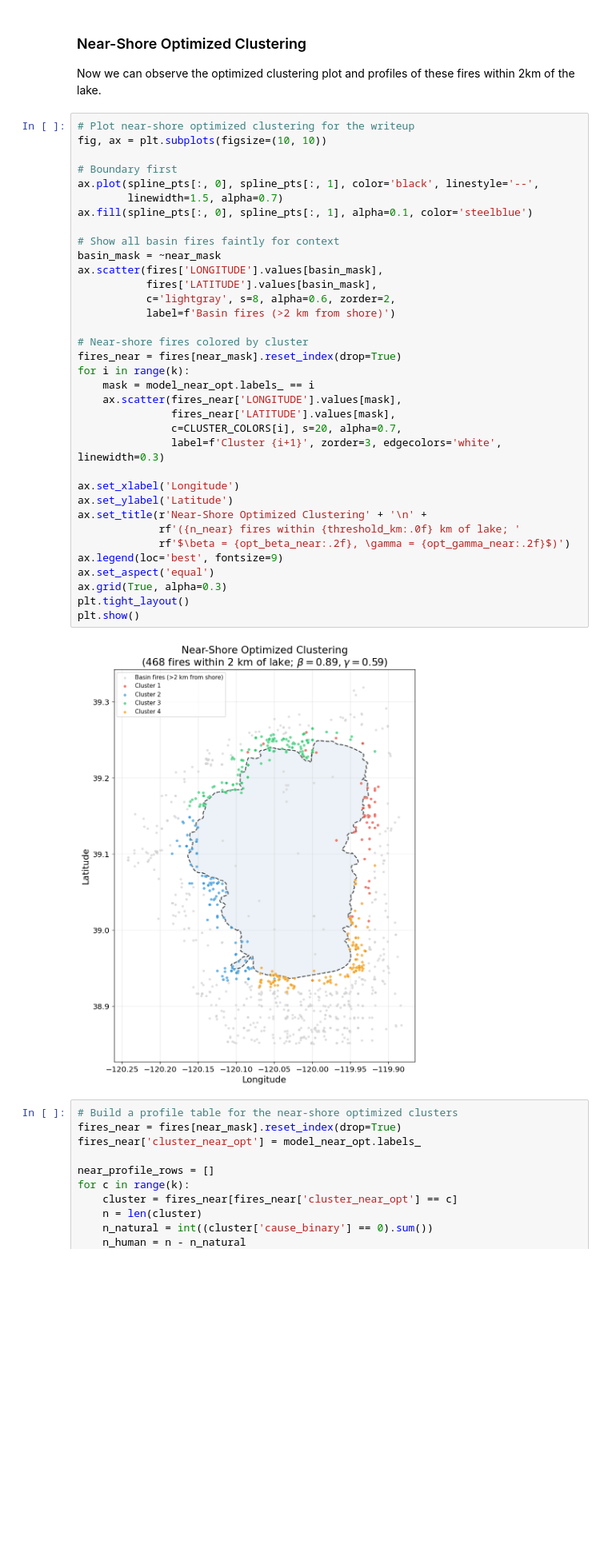
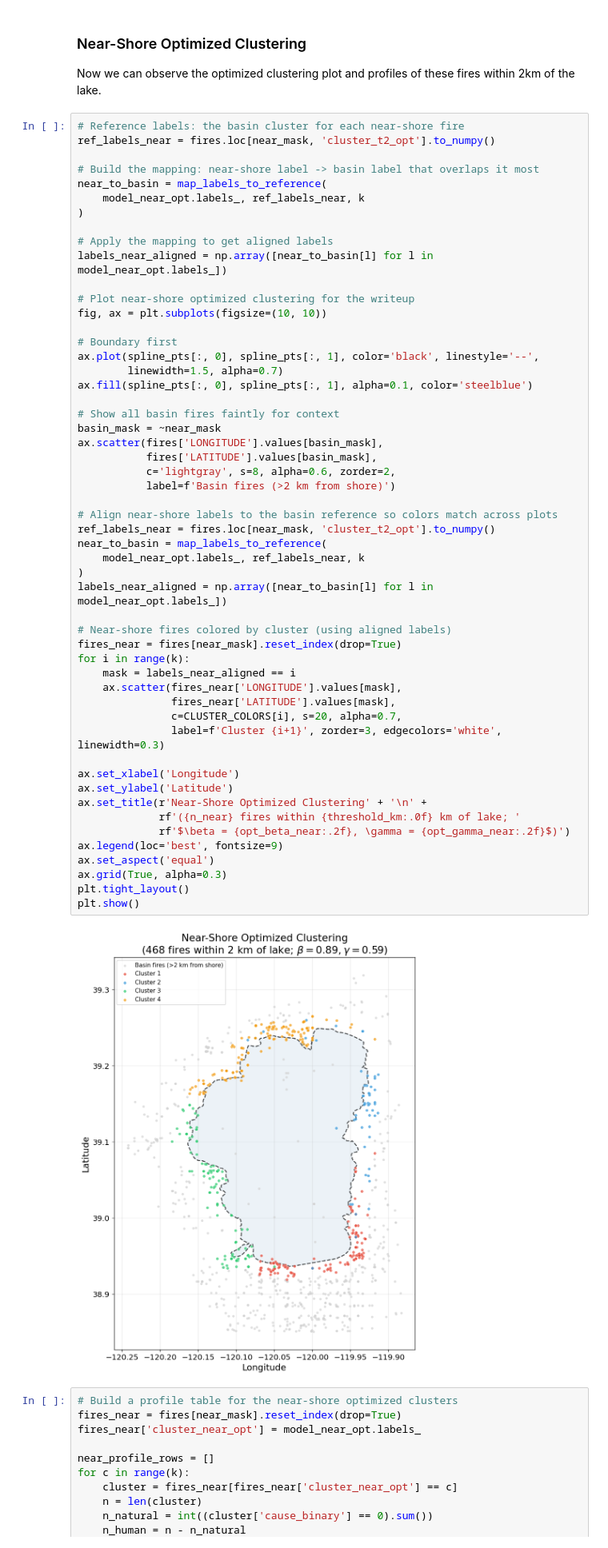
Before and after one commit to Michele-75/obstacle-aware-clustering, a Jupyter notebook: notebooks/03_clustering_wildfires.ipynb, the cells around one changed output. Shown at 80% size. Drawn from its saved outputs; the diff is of its cells as text; blank space fills up the shorter version.

Commit message:
Fixed color mapping in near-shore map

```diff
--- a/notebooks/03_clustering_wildfires.ipynb
+++ b/notebooks/03_clustering_wildfires.ipynb
@@ -1595,42 +1595,60 @@ The implication: the algorithm's effectiveness scales with the fraction of point
 ### Near-Shore Optimized Clustering
 Now we can observe the optimized clustering plot and profiles of these fires within 2km of the lake.
 # %%
+# Reference labels: the basin cluster for each near-shore fire
+ref_labels_near = fires.loc[near_mask, 'cluster_t2_opt'].to_numpy()
+
+# Build the mapping: near-shore label -> basin label that overlaps it most
+near_to_basin = map_labels_to_reference(
+    model_near_opt.labels_, ref_labels_near, k
+)
+
+# Apply the mapping to get aligned labels
+labels_near_aligned = np.array([near_to_basin[l] for l in model_near_opt.labels_])
+
 # Plot near-shore optimized clustering for the writeup
 fig, ax = plt.subplots(figsize=(10, 10))
 
 # Boundary first
 ax.plot(spline_pts[:, 0], spline_pts[:, 1], color='black', linestyle='--',
         linewidth=1.5, alpha=0.7)
 ax.fill(spline_pts[:, 0], spline_pts[:, 1], alpha=0.1, color='steelblue')
 
 # Show all basin fires faintly for context
 basin_mask = ~near_mask
 ax.scatter(fires['LONGITUDE'].values[basin_mask],
            fires['LATITUDE'].values[basin_mask],
            c='lightgray', s=8, alpha=0.6, zorder=2,
            label=f'Basin fires (>2 km from shore)')
 
-# Near-shore fires colored by cluster
+# Align near-shore labels to the basin reference so colors match across plots
+ref_labels_near = fires.loc[near_mask, 'cluster_t2_opt'].to_numpy()
+near_to_basin = map_labels_to_reference(
+    model_near_opt.labels_, ref_labels_near, k
+)
+labels_near_aligned = np.array([near_to_basin[l] for l in model_near_opt.labels_])
+
+# Near-shore fires colored by cluster (using aligned labels)
 fires_near = fires[near_mask].reset_index(drop=True)
 for i in range(k):
-    mask = model_near_opt.labels_ == i
+    mask = labels_near_aligned == i
     ax.scatter(fires_near['LONGITUDE'].values[mask],
                fires_near['LATITUDE'].values[mask],
                c=CLUSTER_COLORS[i], s=20, alpha=0.7,
                label=f'Cluster {i+1}', zorder=3, edgecolors='white', linewidth=0.3)
 
 ax.set_xlabel('Longitude')
 ax.set_ylabel('Latitude')
 ax.set_title(r'Near-Shore Optimized Clustering' + '\n' +
              rf'({n_near} fires within {threshold_km:.0f} km of lake; '
              rf'$\beta = {opt_beta_near:.2f}, \gamma = {opt_gamma_near:.2f}$)')
 ax.legend(loc='best', fontsize=9)
 ax.set_aspect('equal')
 ax.grid(True, alpha=0.3)
 plt.tight_layout()
 plt.show()
 # %% [output]
-[figure, old version]
+[figure, new version]
 # %%
 # Build a profile table for the near-shore optimized clusters
 fires_near = fires[near_mask].reset_index(drop=True)
```
